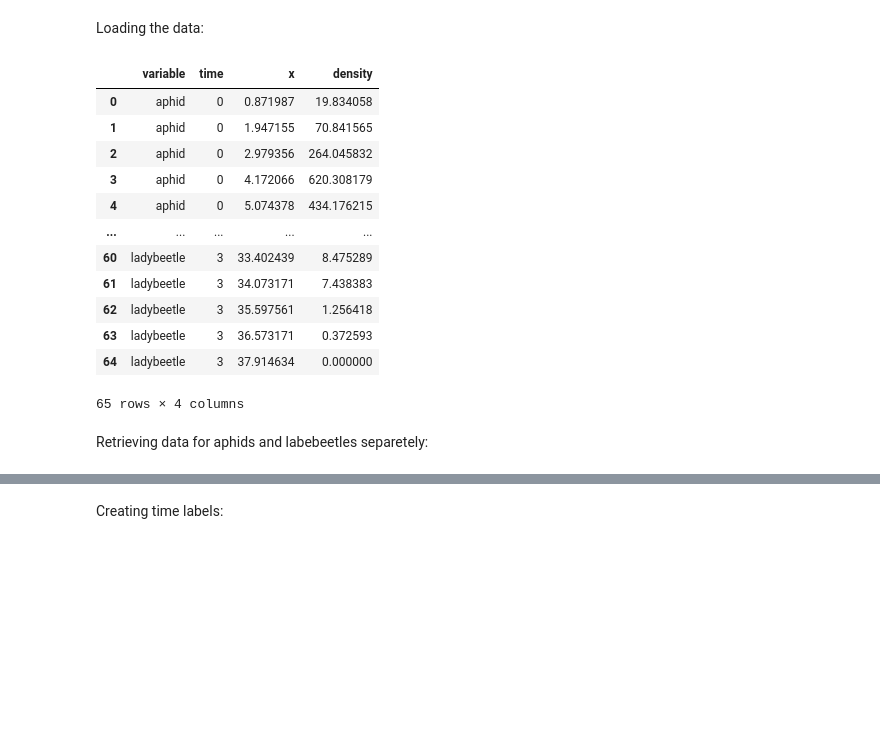
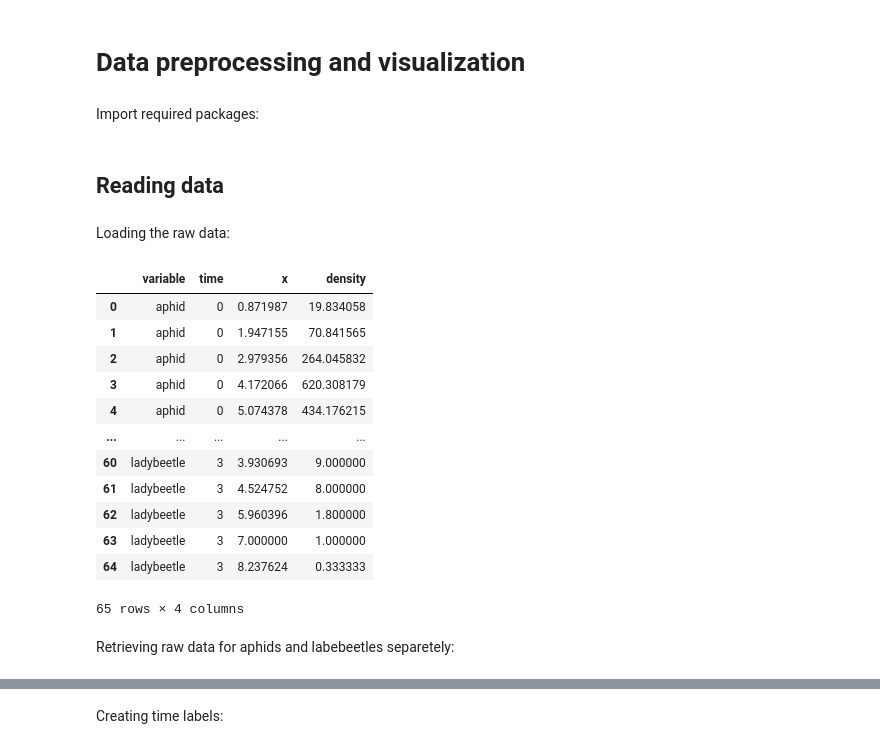
Before and after one commit to volpatto/pdeco, a Jupyter notebook: notebooks/data_visualization.ipynb, the cells around one changed output, grey strips where cells are left out. Saved outputs shown, nothing was run; the diff lists cells and outputs as text; code cells hidden in the pictures; blank space fills up the shorter version.

```diff
--- a/notebooks/data_visualization.ipynb
+++ b/notebooks/data_visualization.ipynb
@@ -1,26 +1,32 @@
+# %% [markdown]
+# Data preprocessing and visualization
+# %% [markdown]
+Import required packages:
 # %%
 import pandas as pd
 import matplotlib.pyplot as plt
+# %% [markdown]
+## Reading data
 # %% [markdown]
-Loading the data:
+Loading the raw data:
 # %%
-full_data = pd.read_csv("../data/aphid_ladybeetle.csv")
+full_data = pd.read_excel("../data/aphid_ladybeetle_raw.xls")
 
 full_data
 # %% [output]
 |  | variable | time | x | density |
 | 0 | aphid | 0 | 0.871987 | 19.834058 |
 | 1 | aphid | 0 | 1.947155 | 70.841565 |
 | 2 | aphid | 0 | 2.979356 | 264.045832 |
 | 3 | aphid | 0 | 4.172066 | 620.308179 |
 | 4 | aphid | 0 | 5.074378 | 434.176215 |
 | ... | ... | ... | ... | ... |
-| 60 | ladybeetle | 3 | 33.402439 | 8.475289 |
-| 61 | ladybeetle | 3 | 34.073171 | 7.438383 |
-| 62 | ladybeetle | 3 | 35.597561 | 1.256418 |
-| 63 | ladybeetle | 3 | 36.573171 | 0.372593 |
-| 64 | ladybeetle | 3 | 37.914634 | 0.000000 |
+| 60 | ladybeetle | 3 | 3.930693 | 9.000000 |
+| 61 | ladybeetle | 3 | 4.524752 | 8.000000 |
+| 62 | ladybeetle | 3 | 5.960396 | 1.800000 |
+| 63 | ladybeetle | 3 | 7.000000 | 1.000000 |
+| 64 | ladybeetle | 3 | 8.237624 | 0.333333 |
 65 rows × 4 columns
 # %% [markdown]
-Retrieving data for aphids and labebeetles separetely:
+Retrieving raw data for aphids and labebeetles separetely:
 # %%
```
Also changed, not shown: parts of 17 cells of this notebook, 6 other files.
